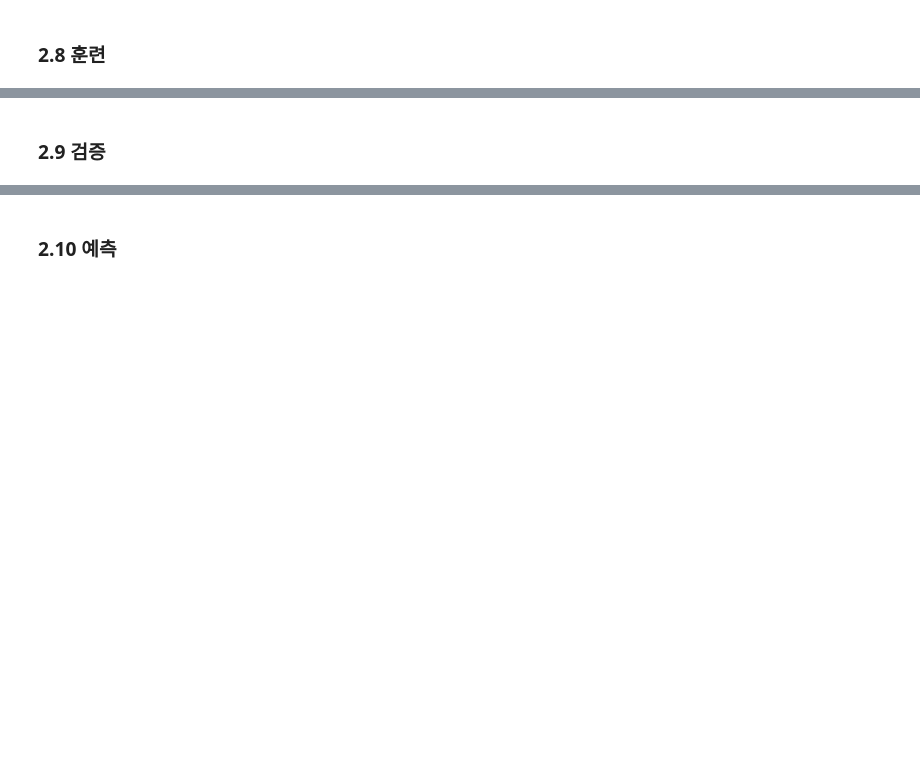
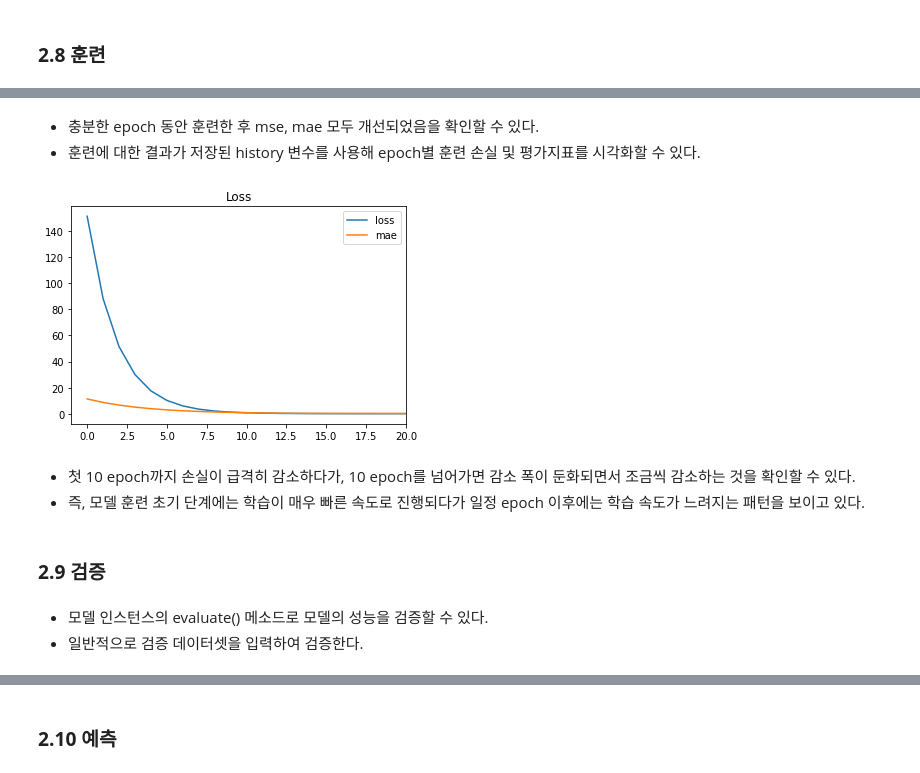
Before and after one commit to wldopie/ESAA, a Jupyter notebook: HW_221125.ipynb, the cells around one changed output, grey strips where cells are left out. Saved outputs shown, nothing was run; the diff lists cells and outputs as text; code cells hidden in the pictures; blank space fills up the shorter version.

```diff
--- a/HW_221125.ipynb
+++ b/HW_221125.ipynb
@@ -110,0 +375,7 @@ tf.keras.losses.binary_crossentropy
+# %%
+# 클래스 인스턴스 지정
+model.compile(optimizer = tf.keras.optimizers.SGD(lr = 0.005),
+              loss = tf.keras.losses.MeanAbsoluteError(),
+              metrics = [tf.keras.metrics.MeanAbsoluteError(),
+                         tf.keras.metrics.MeanSquaredError()
+              ])
@@ -111,2 +384,5 @@ tf.keras.losses.binary_crossentropy
+# %%
+# 컴파일
+model.compile(optimizer = 'sgd', loss = 'mse', metrics = ['mae'])
 # %% [markdown]
 ### **2.8 훈련**
@@ -112,0 +394,3 @@ tf.keras.losses.binary_crossentropy
+# %%
+# 훈련
+model.fit(x, y, epochs = 5)
@@ -112,0 +415,11 @@ tf.keras.losses.binary_crossentropy
+# %%
+# 단순선형회귀 모델 생성
+model = tf.keras.Sequential([
+    tf.keras.layers.Dense(1, input_shape = [1])
+])
+
+# 컴파일
+model.compile(optimizer = 'sgd', loss = 'mse', metrics = ['mae'])
+
+# 훈련
+history = model.fit(x, y, epochs = 1200)
@@ -113,2 +444,23 @@ tf.keras.losses.binary_crossentropy
+# %% [markdown]
+  - 충분한 epoch 동안 훈련한 후 mse, mae 모두 개선되었음을 확인할 수 있다.
+  - 훈련에 대한 결과가 저장된 history 변수를 사용해 epoch별 훈련 손실 및 평가지표를 시각화할 수 있다.
+# %%
+import matplotlib.pyplot as plt
+
+# 20 epoch까지 Loss 수렴에 대한 시각화
+plt.plot(history.history['loss'], label = 'loss')
+plt.plot(history.history['mae'], label = 'mae')
+plt.xlim(-1, 20)
+plt.title('Loss')
+plt.legend()
+plt.show()
+# %% [output]
+[figure, added]
+# %% [markdown]
+  - 첫 10 epoch까지 손실이 급격히 감소하다가, 10 epoch를 넘어가면 감소 폭이 둔화되면서 조금씩 감소하는 것을 확인할 수 있다.
+  - 즉, 모델 훈련 초기 단계에는 학습이 매우 빠른 속도로 진행되다가 일정 epoch 이후에는 학습 속도가 느려지는 패턴을 보이고 있다.
 # %% [markdown]
 ### **2.9 검증**
+# %% [markdown]
+  - 모델 인스턴스의 evaluate() 메소드로 모델의 성능을 검증할 수 있다.
+  - 일반적으로 검증 데이터셋을 입력하여 검증한다.
```
Also changed, not shown: parts of 120 cells of this notebook.
